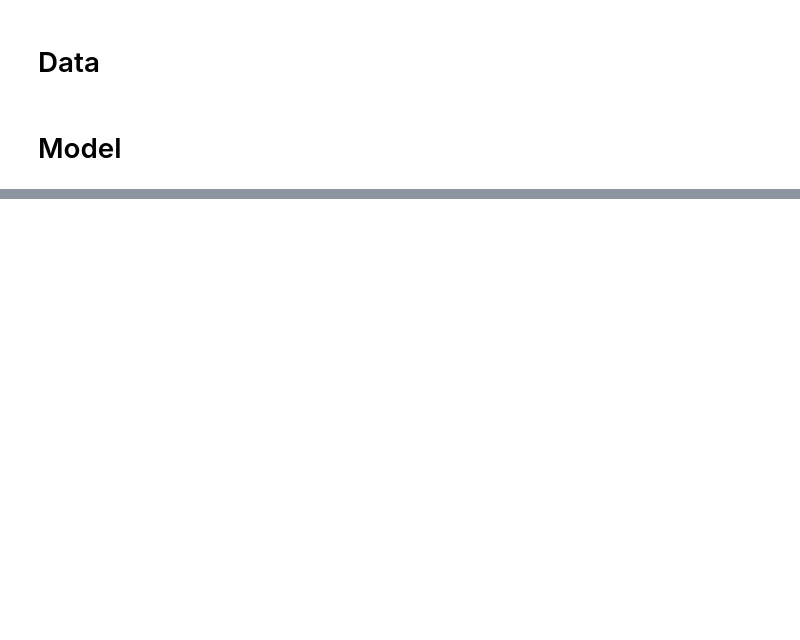
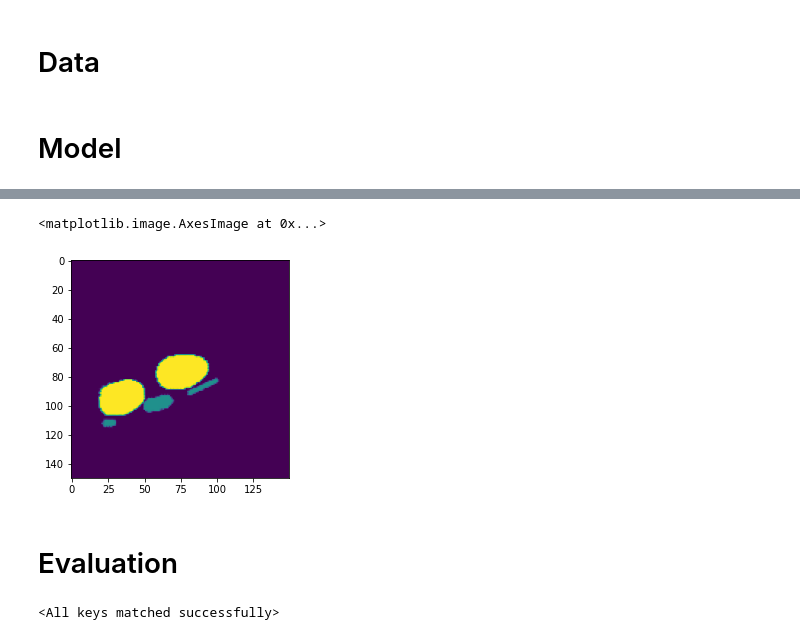
Before and after one commit to TillNicke/KD-for-optical-flow, a Jupyter notebook: PDD-Refinement.ipynb, the cells around one changed output, grey strips where cells are left out. Cells and saved outputs as stored; diff of their text form; code cells hidden in the pictures; blank space fills up the shorter version.

```diff
--- a/PDD-Refinement.ipynb
+++ b/PDD-Refinement.ipynb
@@ -348,0 +344,5 @@ dice_coeff(img,moving_seg,3)
+# %%
+plt.imshow(other_warped_seg.detach().squeeze())
+# %% [output]
+<matplotlib.image.AxesImage at 0x...>
+[figure, added]
@@ -348,0 +375,7 @@ dice_coeff(img,moving_seg,3)
+# %% [markdown]
+# Evaluation
+# %%
+eval_model = PDD2D()
+eval_model.load_state_dict(torch.load('models/refine_300.pth'))
+# %% [output]
+<All keys matched successfully>
```
Also changed, not shown: parts of 22 cells of this notebook.
